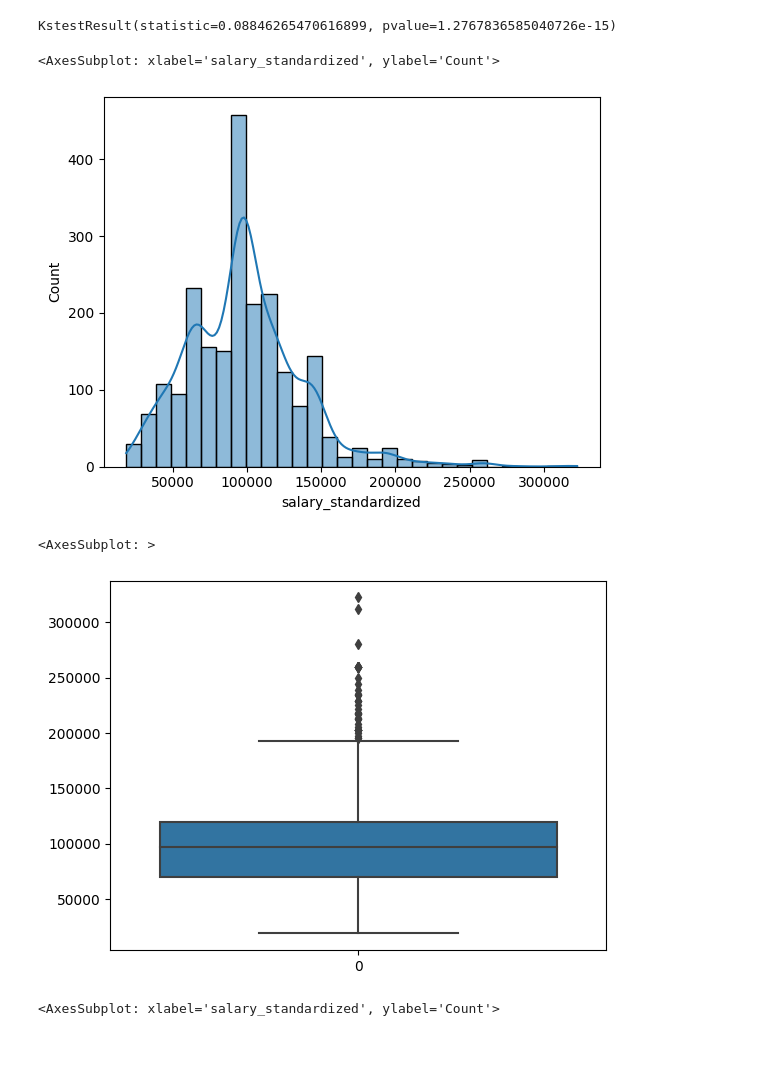
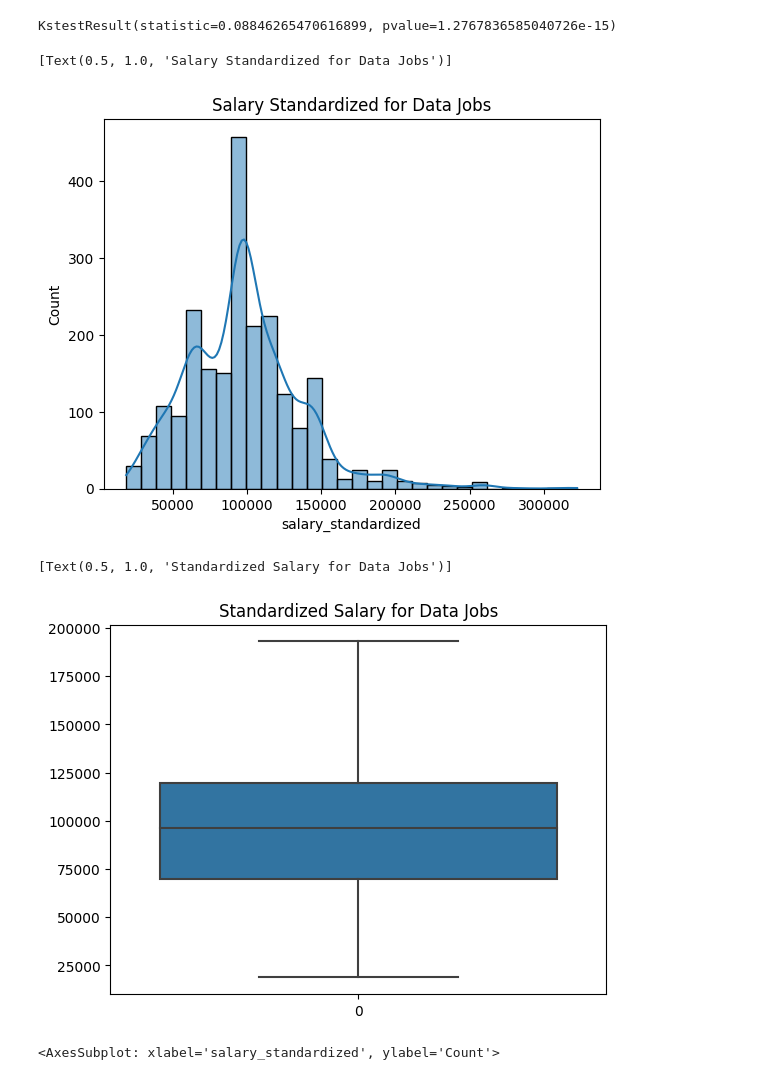
Before and after one commit to JacquelineGomez06/Big-Data-AWS-ETL, a Jupyter notebook: eda.ipynb, the cells around one changed output. Cells and saved outputs as stored; diff of their text form; code cells hidden in the pictures; blank space fills up the shorter version.

Commit message:
more graphs and kstest

```diff
--- a/eda.ipynb
+++ b/eda.ipynb
@@ -20,15 +12,15 @@ KstestResult(statistic=0.08846265470616899, pvalue=1.2767836585040726e-15)
 # %%
 import seaborn as sns
 
-sns.histplot(data_df["salary_standardized"],bins=30,kde=True)
+sns.histplot(data_df["salary_standardized"],bins=30,kde=True).set(title="Salary Standardized for Data Jobs")
 # %% [output]
-<AxesSubplot: xlabel='salary_standardized', ylabel='Count'>
+[Text(0.5, 1.0, 'Salary Standardized for Data Jobs')]
-[figure, old version]
+[figure, new version]
 # %%
-sns.boxplot(data = data_df["salary_standardized"])
+sns.boxplot(data = data_df["salary_standardized"],showfliers = False).set(title="Standardized Salary for Data Jobs")
 # %% [output]
-<AxesSubplot: >
+[Text(0.5, 1.0, 'Standardized Salary for Data Jobs')]
-[figure, old version]
+[figure, new version]
 # %%
 #STANDARD SALARY VS REMOTE
 
```
Also changed, not shown: parts of 20 cells of this notebook.
